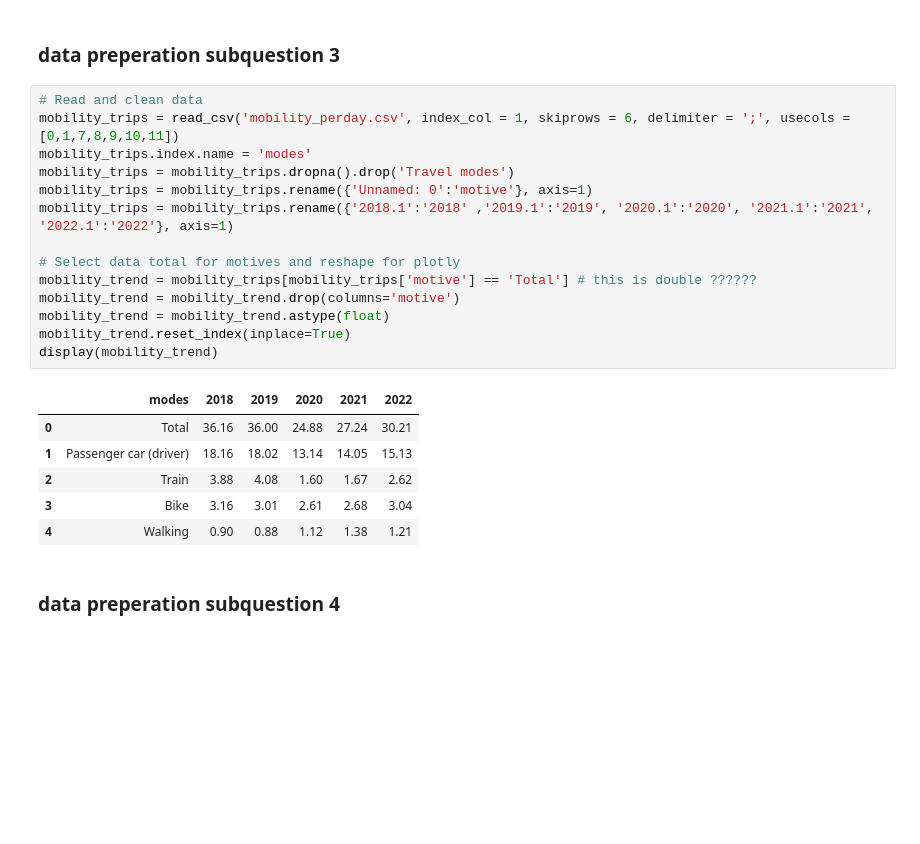
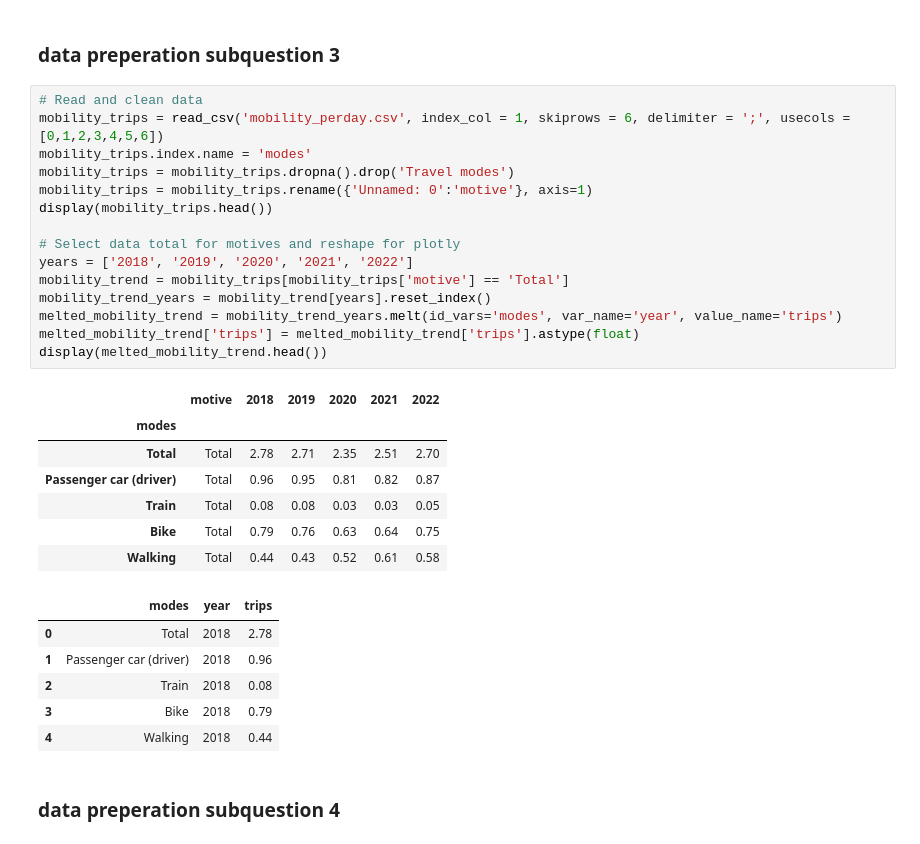
Before and after one commit to asquu/TIL6022-Project-Group-35, a Jupyter notebook: project_final_new.ipynb, the cells around one changed output. Drawn from its saved outputs; the diff is of its cells as text; blank space fills up the shorter version.

```diff
--- a/project_final_new.ipynb
+++ b/project_final_new.ipynb
@@ -140,25 +139,33 @@ LPG = pd.DataFrame({'highway': highway['highway LPG'], 'local': local['local LPG
 ### data preperation subquestion 3
 # %%
 # Read and clean data
-mobility_trips = read_csv('mobility_perday.csv', index_col = 1, skiprows = 6, delimiter = ';', usecols = [0,1,7,8,9,10,11])
+mobility_trips = read_csv('mobility_perday.csv', index_col = 1, skiprows = 6, delimiter = ';', usecols = [0,1,2,3,4,5,6])
 mobility_trips.index.name = 'modes'
 mobility_trips = mobility_trips.dropna().drop('Travel modes')
 mobility_trips = mobility_trips.rename({'Unnamed: 0':'motive'}, axis=1)
-mobility_trips = mobility_trips.rename({'2018.1':'2018' ,'2019.1':'2019', '2020.1':'2020', '2021.1':'2021', '2022.1':'2022'}, axis=1)
+display(mobility_trips.head())
 
 # Select data total for motives and reshape for plotly
-mobility_trend = mobility_trips[mobility_trips['motive'] == 'Total'] # this is double ??????
-mobility_trend = mobility_trend.drop(columns='motive')
-mobility_trend = mobility_trend.astype(float)
-mobility_trend.reset_index(inplace=True)
-display(mobility_trend)
+years = ['2018', '2019', '2020', '2021', '2022']
+mobility_trend = mobility_trips[mobility_trips['motive'] == 'Total']
+mobility_trend_years = mobility_trend[years].reset_index()
+melted_mobility_trend = mobility_trend_years.melt(id_vars='modes', var_name='year', value_name='trips')
+melted_mobility_trend['trips'] = melted_mobility_trend['trips'].astype(float)
+display(melted_mobility_trend.head())
 # %% [output]
-|  | modes | 2018 | 2019 | 2020 | 2021 | 2022 |
-| 0 | Total | 36.16 | 36.00 | 24.88 | 27.24 | 30.21 |
-| 1 | Passenger car (driver) | 18.16 | 18.02 | 13.14 | 14.05 | 15.13 |
-| 2 | Train | 3.88 | 4.08 | 1.60 | 1.67 | 2.62 |
-| 3 | Bike | 3.16 | 3.01 | 2.61 | 2.68 | 3.04 |
-| 4 | Walking | 0.90 | 0.88 | 1.12 | 1.38 | 1.21 |
+|  | motive | 2018 | 2019 | 2020 | 2021 | 2022 |
+| modes |  |  |  |  |  |  |
+| Total | Total | 2.78 | 2.71 | 2.35 | 2.51 | 2.70 |
+| Passenger car (driver) | Total | 0.96 | 0.95 | 0.81 | 0.82 | 0.87 |
+| Train | Total | 0.08 | 0.08 | 0.03 | 0.03 | 0.05 |
+| Bike | Total | 0.79 | 0.76 | 0.63 | 0.64 | 0.75 |
+| Walking | Total | 0.44 | 0.43 | 0.52 | 0.61 | 0.58 |
+|  | modes | year | trips |
+| 0 | Total | 2018 | 2.78 |
+| 1 | Passenger car (driver) | 2018 | 0.96 |
+| 2 | Train | 2018 | 0.08 |
+| 3 | Bike | 2018 | 0.79 |
+| 4 | Walking | 2018 | 0.44 |
 # %% [markdown]
 ### data preperation subquestion 4
 # %%
```
Also changed, not shown: parts of 10 cells of this notebook.
